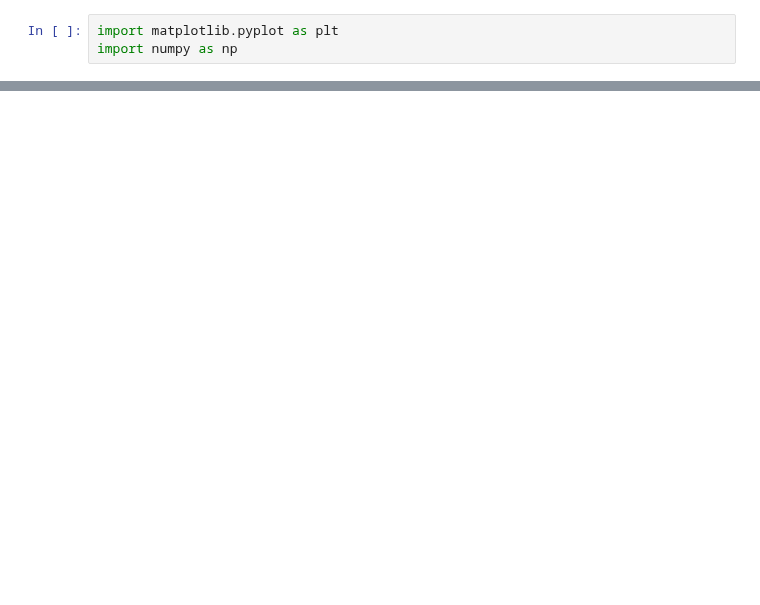
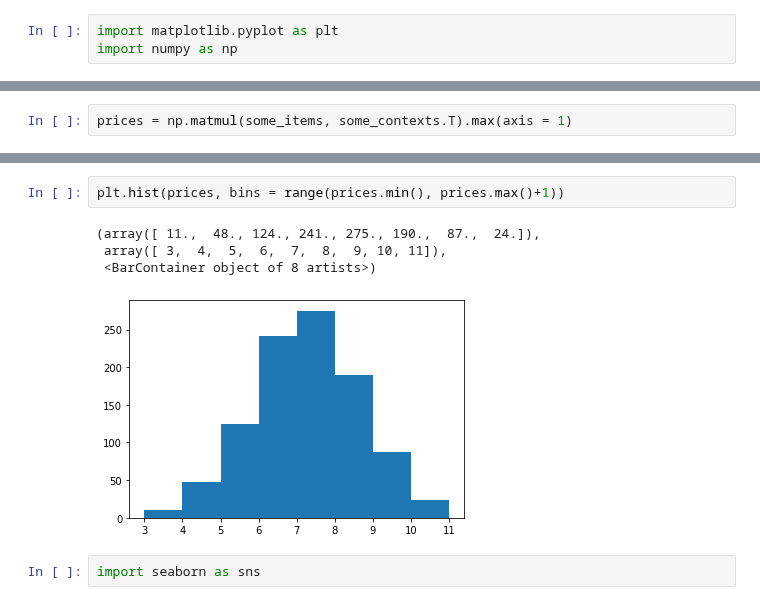
Before and after one commit to BlockScience/arm-basic-research, a Jupyter notebook: model/model/scratch.ipynb, the cells around one changed output, grey strips where cells are left out. Cells and saved outputs as stored; diff of their text form; blank space fills up the shorter version.

```diff
--- a/model/model/scratch.ipynb
+++ b/model/model/scratch.ipynb
@@ -14,0 +62,2 @@ NameError: name 'gen_attributes' is not defined
+# %%
+prices = np.matmul(some_items, some_contexts.T).max(axis = 1)
@@ -14,0 +84,9 @@ NameError: name 'gen_attributes' is not defined
+# %%
+plt.hist(prices, bins = range(prices.min(), prices.max()+1))
+# %% [output]
+(array([ 11.,  48., 124., 241., 275., 190.,  87.,  24.]),
+ array([ 3,  4,  5,  6,  7,  8,  9, 10, 11]),
+ <BarContainer object of 8 artists>)
+[figure, added]
+# %%
+import seaborn as sns
```
Also changed, not shown: parts of 22 cells of this notebook.
